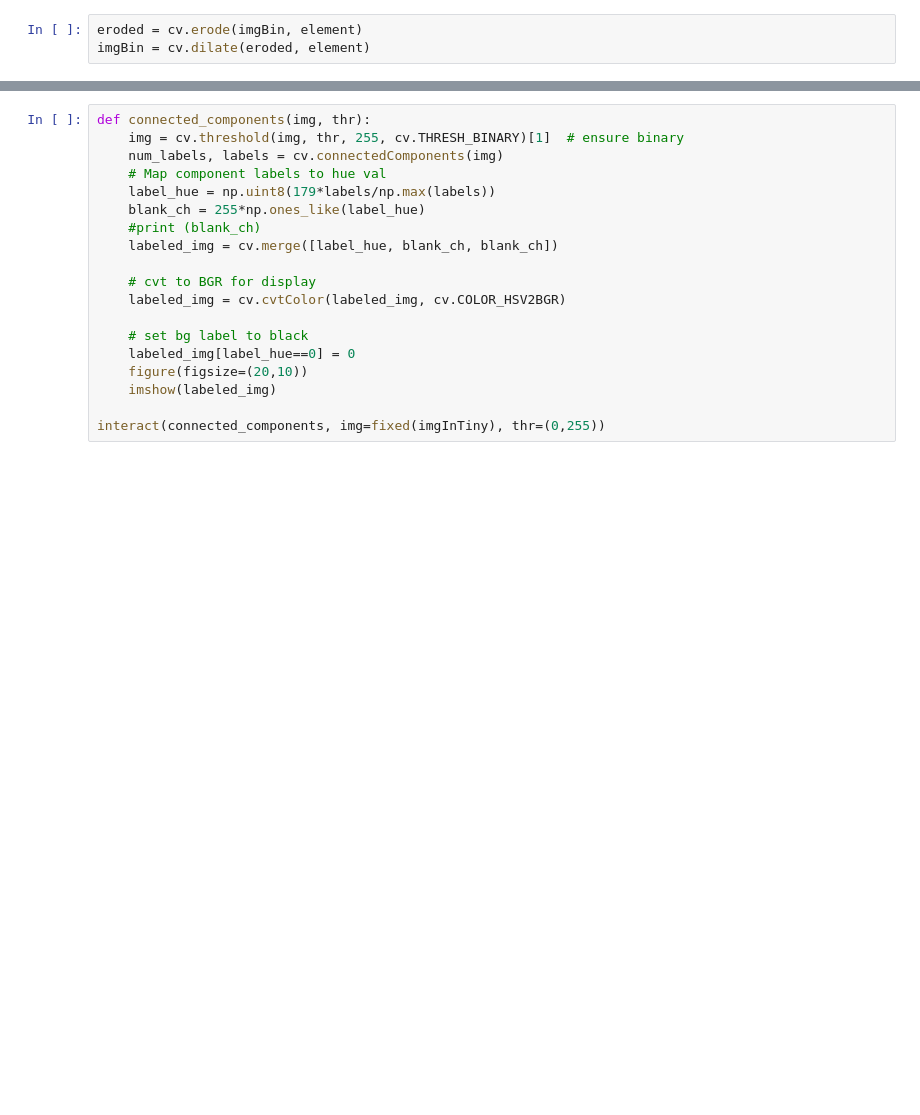
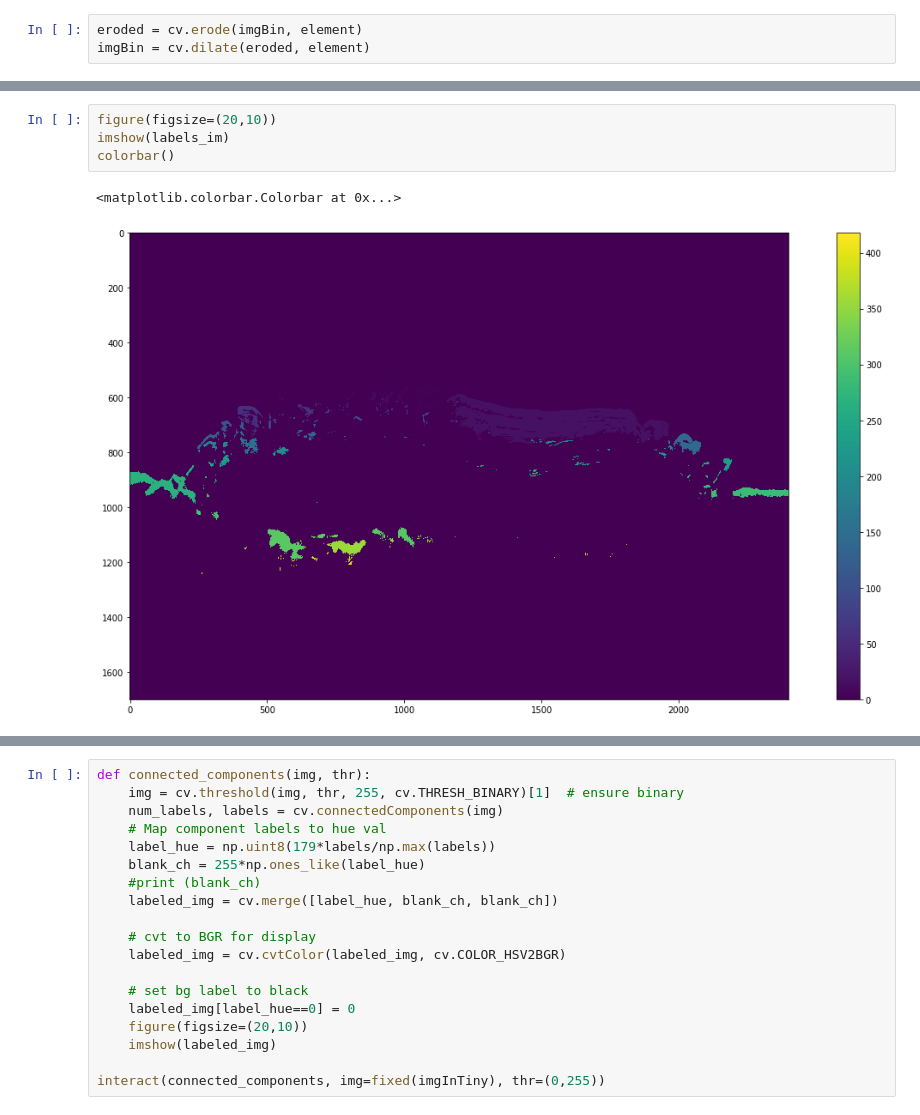
Before and after one commit to GiuliaLovati/Tesy, a Jupyter notebook: ConnectedComponents.ipynb, the cells around one changed output, grey strips where cells are left out. Cells and saved outputs as stored; diff of their text form; blank space fills up the shorter version.

```diff
--- a/ConnectedComponents.ipynb
+++ b/ConnectedComponents.ipynb
@@ -145,0 +133,7 @@ imshow(a)
+# %%
+figure(figsize=(20,10))
+imshow(labels_im)
+colorbar()
+# %% [output]
+<matplotlib.colorbar.Colorbar at 0x...>
+[figure, added]
```
Also changed, not shown: parts of 18 cells of this notebook.
